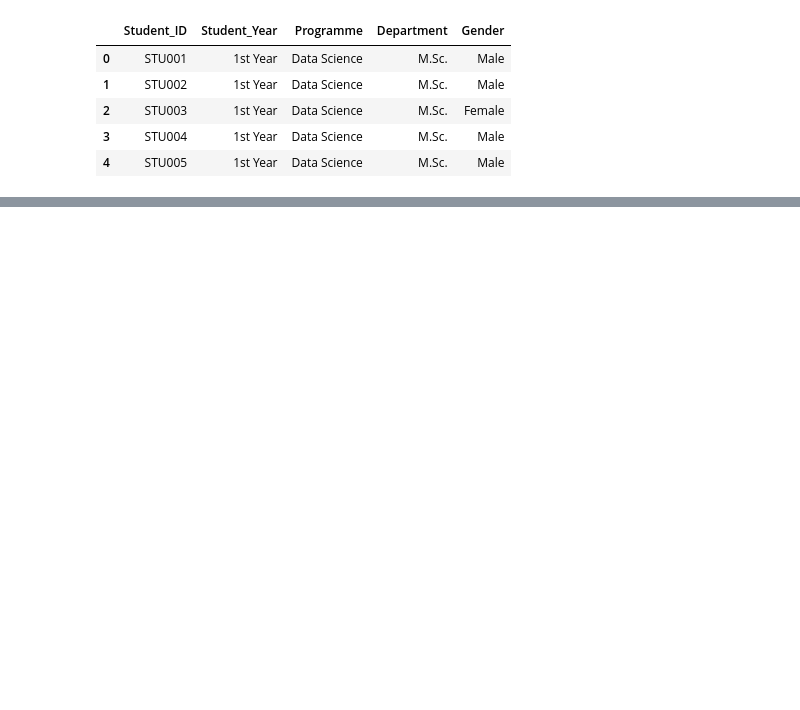
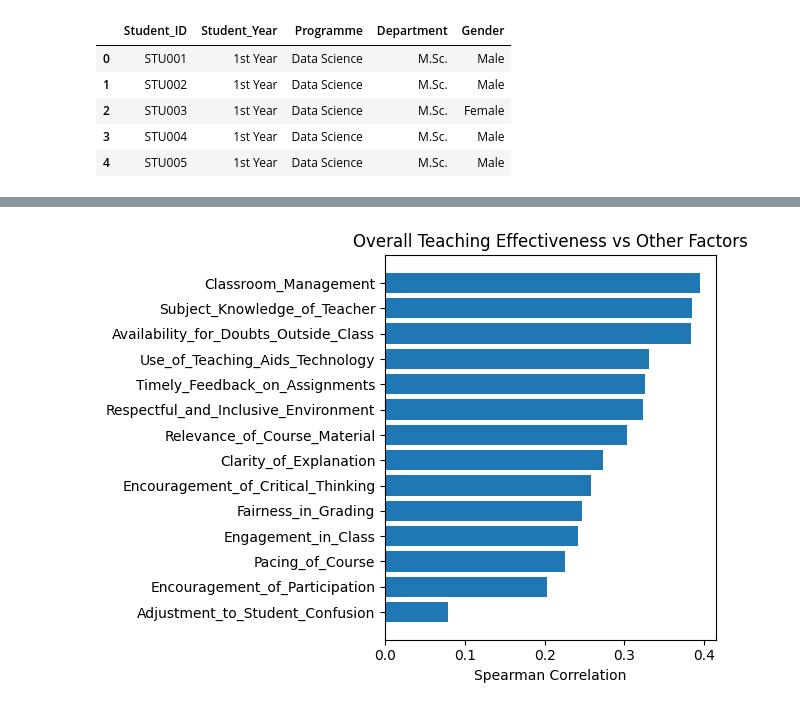
Before and after one commit to HaswanthR-CIT/Teacher-Evaluvation, a Jupyter notebook: EDA/eda_v1.ipynb, the cells around one changed output, grey strips where cells are left out. Saved outputs shown, nothing was run; the diff lists cells and outputs as text; code cells hidden in the pictures; blank space fills up the shorter version.

```diff
--- a/EDA/eda_v1.ipynb
+++ b/EDA/eda_v1.ipynb
@@ -33,0 +48,18 @@ feedback.head()
+# %%
+import matplotlib.pyplot as plt
+
+corr = (
+    feedback.corr(method="spearman", numeric_only=True)
+    ["Overall_Teaching_Effectiveness"]
+    .drop("Overall_Teaching_Effectiveness")
+    .sort_values()
+)
+
+plt.figure()
+plt.barh(corr.index, corr.values)
+plt.xlabel("Spearman Correlation")
+plt.title("Overall Teaching Effectiveness vs Other Factors")
+plt.tight_layout()
+plt.show()
+# %% [output]
+[figure, added]
```
Also changed, not shown: parts of 4 cells of this notebook, 6 other files.
